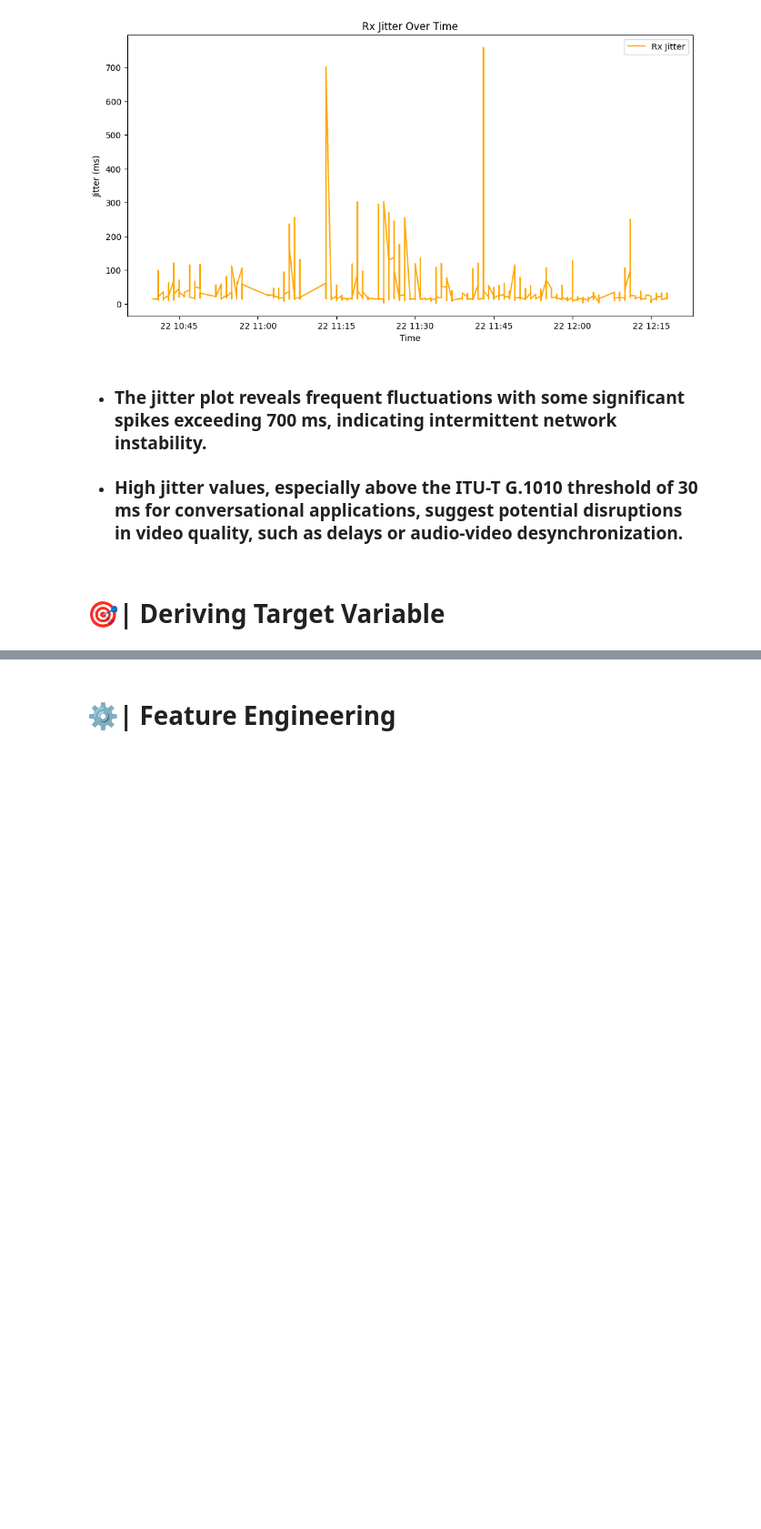
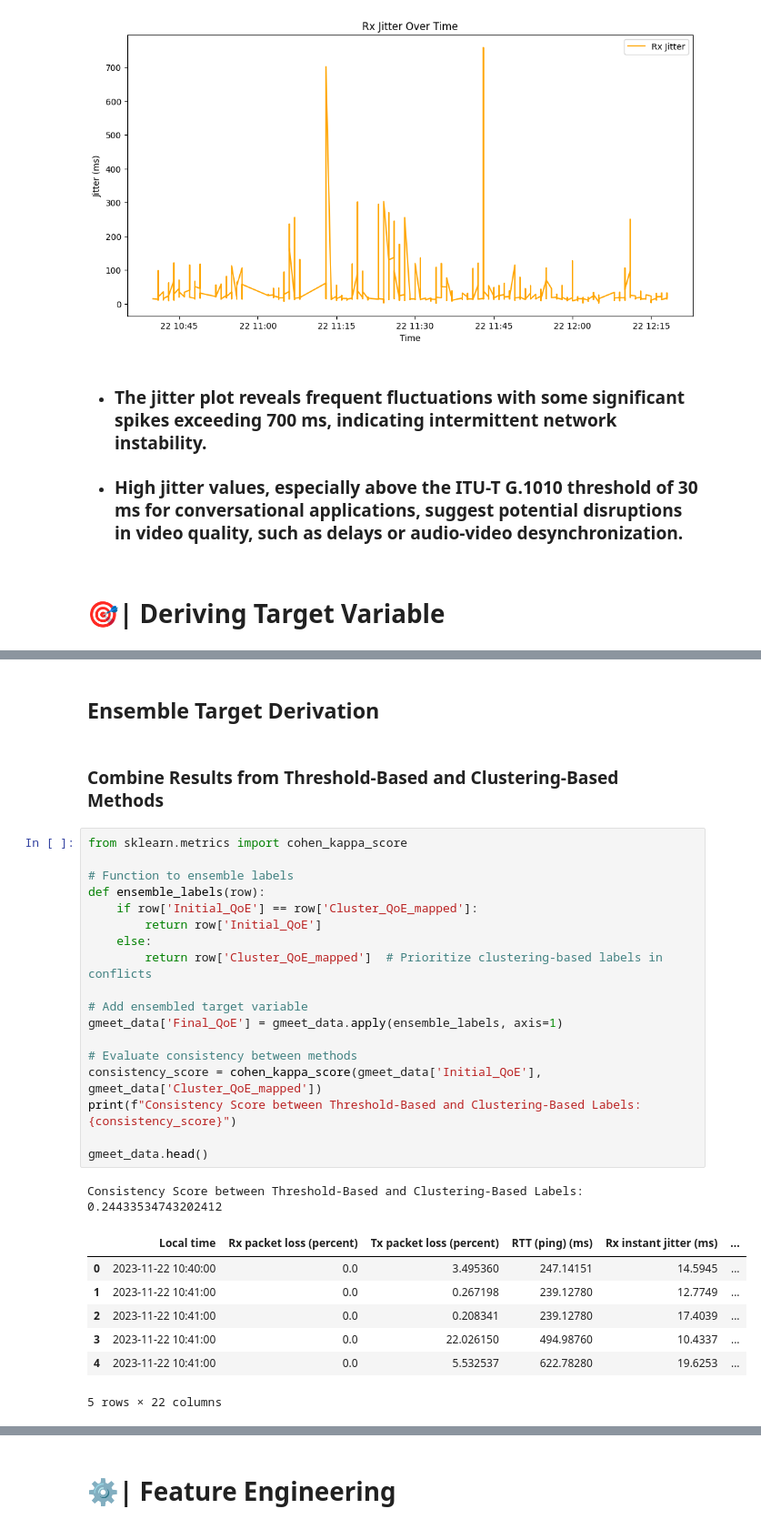
Before and after one commit to burikyali/burikyali, a Jupyter notebook: ml-video-conferencing-analysis.ipynb, the cells around one changed output, grey strips where cells are left out. Shown at 91% size. Saved outputs shown, nothing was run; the diff lists cells and outputs as text; blank space fills up the shorter version.

```diff
--- a/ml-video-conferencing-analysis.ipynb
+++ b/ml-video-conferencing-analysis.ipynb
@@ -1133,0 +1220,31 @@ else:
+# %% [markdown]
+## Ensemble Target Derivation
+# %% [markdown]
+###  Combine Results from Threshold-Based and Clustering-Based Methods
+# %%
+from sklearn.metrics import cohen_kappa_score
+
+# Function to ensemble labels
+def ensemble_labels(row):
+    if row['Initial_QoE'] == row['Cluster_QoE_mapped']:
+        return row['Initial_QoE']
+    else:
+        return row['Cluster_QoE_mapped']  # Prioritize clustering-based labels in conflicts
+
+# Add ensembled target variable
+gmeet_data['Final_QoE'] = gmeet_data.apply(ensemble_labels, axis=1)
+
+# Evaluate consistency between methods
+consistency_score = cohen_kappa_score(gmeet_data['Initial_QoE'], gmeet_data['Cluster_QoE_mapped'])
+print(f"Consistency Score between Threshold-Based and Clustering-Based Labels: {consistency_score}")
+
+gmeet_data.head()
+# %% [output]
+Consistency Score between Threshold-Based and Clustering-Based Labels: 0.24433534743202412
+|  | Local time | Rx packet loss (percent) | Tx packet loss (percent) | RTT (ping) (ms) | Rx instant jitter (ms) | ... |
+| 0 | 2023-11-22 10:40:00 | 0.0 | 3.495360 | 247.14151 | 14.5945 | ... |
+| 1 | 2023-11-22 10:41:00 | 0.0 | 0.267198 | 239.12780 | 12.7749 | ... |
+| 2 | 2023-11-22 10:41:00 | 0.0 | 0.208341 | 239.12780 | 17.4039 | ... |
+| 3 | 2023-11-22 10:41:00 | 0.0 | 22.026150 | 494.98760 | 10.4337 | ... |
+| 4 | 2023-11-22 10:41:00 | 0.0 | 5.532537 | 622.78280 | 19.6253 | ... |
+5 rows × 22 columns
```
Also changed, not shown: parts of 15 cells of this notebook.
